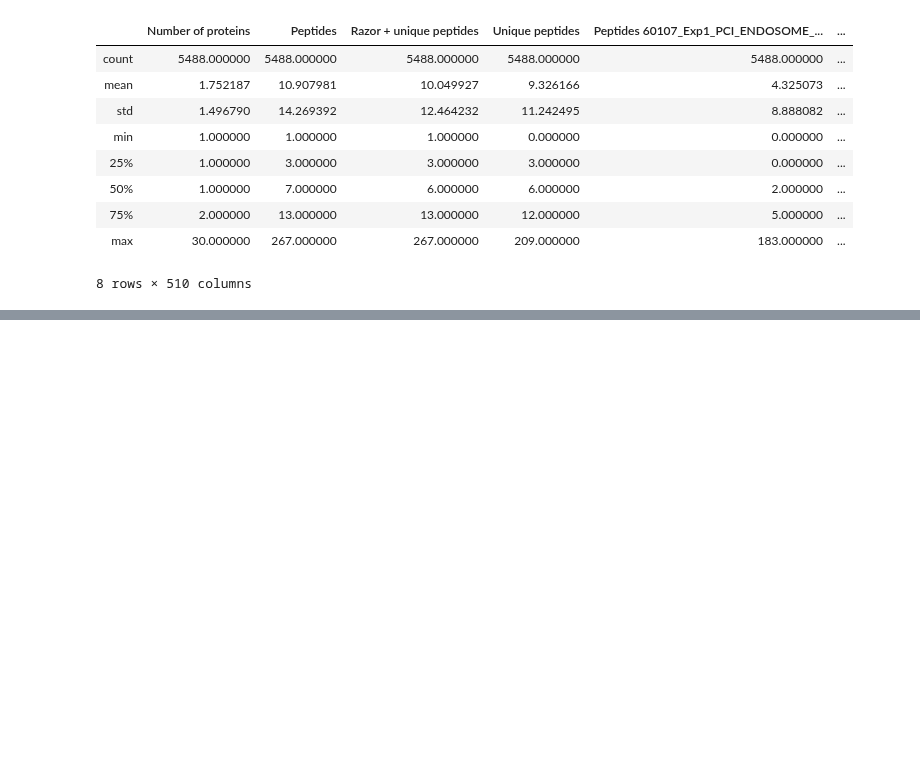
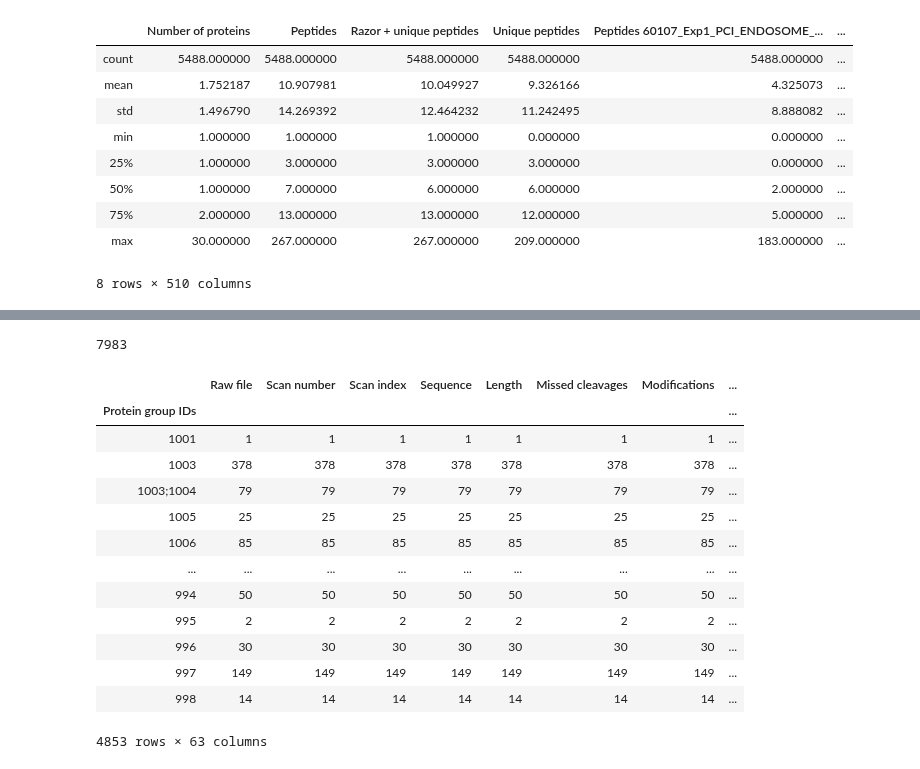
Before and after one commit to animesh/notebooks, a Jupyter notebook: PCI.ipynb, the cells around one changed output, grey strips where cells are left out. Saved outputs shown, nothing was run; the diff lists cells and outputs as text; code cells hidden in the pictures; blank space fills up the shorter version.

Commit message:
Group and Count the Light and Heavy channel MS/MS, remove conda update and rdkit from Dockerfile

```diff
--- a/PCI.ipynb
+++ b/PCI.ipynb
@@ -28,3 +37,8 @@ df.describe()
 | 75% | 2.000000 | 13.000000 | 13.000000 | 12.000000 | 5.000000 | ... |
 | max | 30.000000 | 267.000000 | 267.000000 | 209.000000 | 183.000000 | ... |
 8 rows × 510 columns
+# %%
+inpF="msms.txt"
+import pandas as pd
+df = pd.read_table(home/inpD/inpF)
+df.describe()
@@ -30,0 +140,24 @@ df.describe()
+# %%
+df.groupby(['Proteins']).ngroups
+# %% [output]
+7983
+# %%
+#dfLS=df.groupby('Labeling State')
+#dfLS1=df[(df['Labeling State']==1)&(df['Raw file']=='160822_SILAC3_bleomycinH_Odrun_tech2')].groupby('Protein group IDs')
+dfLS1=df[(df['Labeling State']==1)&(df['Raw file'].str.contains('PCI'))&(df['Raw file'].str.contains('total'))].groupby('Protein group IDs')
+dfLS1.count()#describe()
+# %% [output]
+|  | Raw file | Scan number | Scan index | Sequence | Length | Missed cleavages | Modifications | ... |
+| Protein group IDs |  |  |  |  |  |  |  | ... |
+| 1001 | 1 | 1 | 1 | 1 | 1 | 1 | 1 | ... |
+| 1003 | 378 | 378 | 378 | 378 | 378 | 378 | 378 | ... |
+| 1003;1004 | 79 | 79 | 79 | 79 | 79 | 79 | 79 | ... |
+| 1005 | 25 | 25 | 25 | 25 | 25 | 25 | 25 | ... |
+| 1006 | 85 | 85 | 85 | 85 | 85 | 85 | 85 | ... |
+| ... | ... | ... | ... | ... | ... | ... | ... | ... |
+| 994 | 50 | 50 | 50 | 50 | 50 | 50 | 50 | ... |
+| 995 | 2 | 2 | 2 | 2 | 2 | 2 | 2 | ... |
+| 996 | 30 | 30 | 30 | 30 | 30 | 30 | 30 | ... |
+| 997 | 149 | 149 | 149 | 149 | 149 | 149 | 149 | ... |
+| 998 | 14 | 14 | 14 | 14 | 14 | 14 | 14 | ... |
+4853 rows × 63 columns
```
Also changed, not shown: parts of 40 cells of this notebook, 1 other file.
